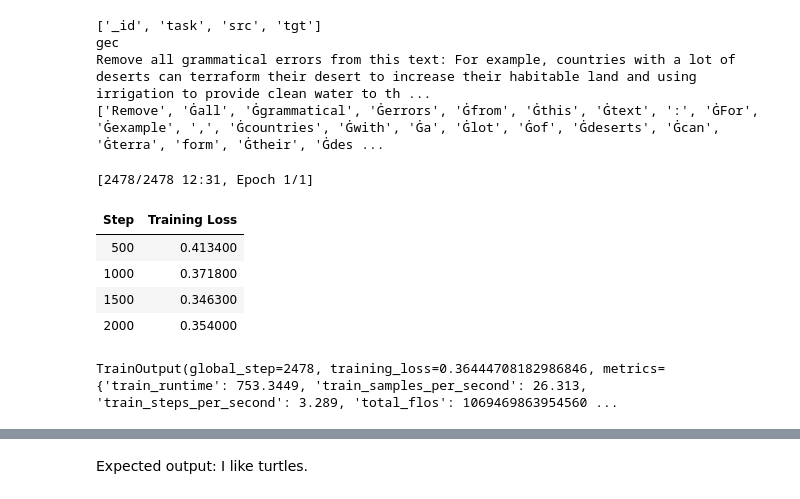
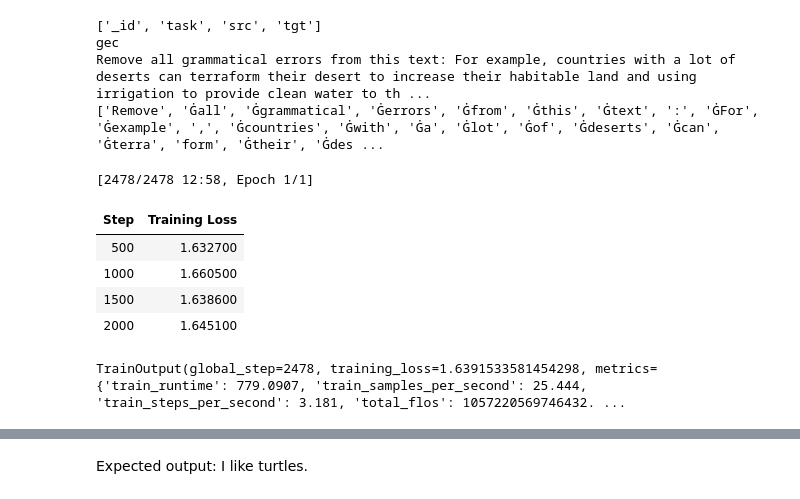
Before and after one commit to adragnar/cohere_eval, a Jupyter notebook: 2025_Scholar_Takehome_Exam.ipynb, the cells around one changed output, grey strips where cells are left out. Cells and saved outputs as stored; diff of their text form; code cells hidden in the pictures.

Commit message:
Fine tuning results without buggy default data collator, introduction of new padding token

```diff
--- a/2025_Scholar_Takehome_Exam.ipynb
+++ b/2025_Scholar_Takehome_Exam.ipynb
@@ -556,11 +557,21 @@ model_name = "HuggingFaceTB/SmolLM-135M"
 # TODO: Load the model and the tokenizer from huggingface
 tokenizer = AutoTokenizer.from_pretrained(model_name)
 model = AutoModelForCausalLM.from_pretrained(model_name)
-
-tokenizer.pad_token = tokenizer.eos_token
-tokenizer.pad_token_id = tokenizer.eos_token_id
 # %% [output]
 The cache for model files in Transformers v4.22.0 has been updated. Migrating your old cache. This is a one-time only operation. You can interrupt this and resume the migration later on by calling `tr ...
+# %%
+#Adding a new token for padding so model still predicts EOS token.
+#Training set is sufficiently large for model to learn new embeddings
+new_pad_token = "[PAD]"
+tokenizer.add_special_tokens({"pad_token": new_pad_token})
+tokenizer.pad_token = new_pad_token
+tokenizer.pad_token_id = tokenizer.convert_tokens_to_ids(new_pad_token)
+model.resize_token_embeddings(len(tokenizer))
+
+#Initialized embedding to <EOS> token since funcitonally play same role
+embed_layer = model.get_input_embeddings()
+with torch.no_grad():
+  embed_layer.weight[tokenizer.pad_token_id] = embed_layer.weight[tokenizer.eos_token_id].clone()
 # %%
 print(train_ds.column_names)
 print(train_ds[0]['task'])
@@ -574,48 +585,55 @@ print(tokenizer.convert_ids_to_tokens(test_inputs["input_ids"]))
 gec
 Remove all grammatical errors from this text: For example, countries with a lot of deserts can terraform their desert to increase their habitable land and using irrigation to provide clean water to th ...
 ['Remove', 'Ġall', 'Ġgrammatical', 'Ġerrors', 'Ġfrom', 'Ġthis', 'Ġtext', ':', 'ĠFor', 'Ġexample', ',', 'Ġcountries', 'Ġwith', 'Ġa', 'Ġlot', 'Ġof', 'Ġdeserts', 'Ġcan', 'Ġterra', 'form', 'Ġtheir', 'Ġdes ...
+# %%
+response_template = " ### Answer:"
+def formatting_prompts_func(example):
+    output_texts = []
+    for i in range(len(example['_id'])):
+        text = f"{example['src'][i]}{response_template}{example['tgt'][i]}"
+        output_texts.append(text)
+    return output_texts
+
+# train_ds = train_ds.map(formatting_prompts_func, batched=True)
+# test_ds = test_ds.map(formatting_prompts_func, batched=True)
+# print(train_ds.column_names)
+# print(train_ds[0]['ft_src'])
 # %%
 # TRL - Transformer Reinforcement Learning -- https://huggingface.co/docs/trl/en/index
 
 #Finetuning on completions only because want model to learn grammatically correct sentences
-#Applying Data collator that masks out all EOS tokens except the first so model learns tpo predcit end of sentence
-#Adding a '\n ###Answer' heading before the answer so that model does not treat the '.' at the end of each src entry as a [SEP] token
+#Adding a ' ###Answer' heading before the answer so that model does not treat the end of each src entry as a [SEP] token
 
 from trl import SFTConfig, SFTTrainer, DataCollatorForCompletionOnlyLM
 
-def formatting_prompts_func(example):
-    output_texts = []
-    for i in range(len(example['_id'])):
-        text = f"{example['src'][i]}\n ### Answer: {example['tgt'][i]}"
-        output_texts.append(text)
-    return output_texts
+
 
 # TODO: Run SFT
 sft_config = SFTConfig(max_seq_length=576, \
                        output_dir = "/tmp", \
                        num_train_epochs=1)
 
 
-response_template = "\n ### Answer:"
+
 collator = DataCollatorForCompletionOnlyLM(response_template, tokenizer=tokenizer)
-
 trainer = SFTTrainer(
     model,
     train_dataset=train_ds,
     args=sft_config,
     formatting_func=formatting_prompts_func,
-    data_collator=collator
+    # data_collator=collator,
+    tokenizer=tokenizer
 )
 
 trainer.train()
 # %% [output]
-[2478/2478 12:31, Epoch 1/1]
+[2478/2478 12:58, Epoch 1/1]
 | Step | Training Loss |
-| 500 | 0.413400 |
-| 1000 | 0.371800 |
-| 1500 | 0.346300 |
-| 2000 | 0.354000 |
+| 500 | 1.632700 |
+| 1000 | 1.660500 |
+| 1500 | 1.638600 |
+| 2000 | 1.645100 |
-TrainOutput(global_step=2478, training_loss=0.36444708182986846, metrics={'train_runtime': 753.3449, 'train_samples_per_second': 26.313, 'train_steps_per_second': 3.289, 'total_flos': 1069469863954560 ...
+TrainOutput(global_step=2478, training_loss=1.6391533581454298, metrics={'train_runtime': 779.0907, 'train_samples_per_second': 25.444, 'train_steps_per_second': 3.181, 'total_flos': 1057220569746432. ...
 # %%
 # Quick test if your model works properly
 def format_text(text: str) -> str:
```
Also changed, not shown: parts of 6 cells of this notebook.
